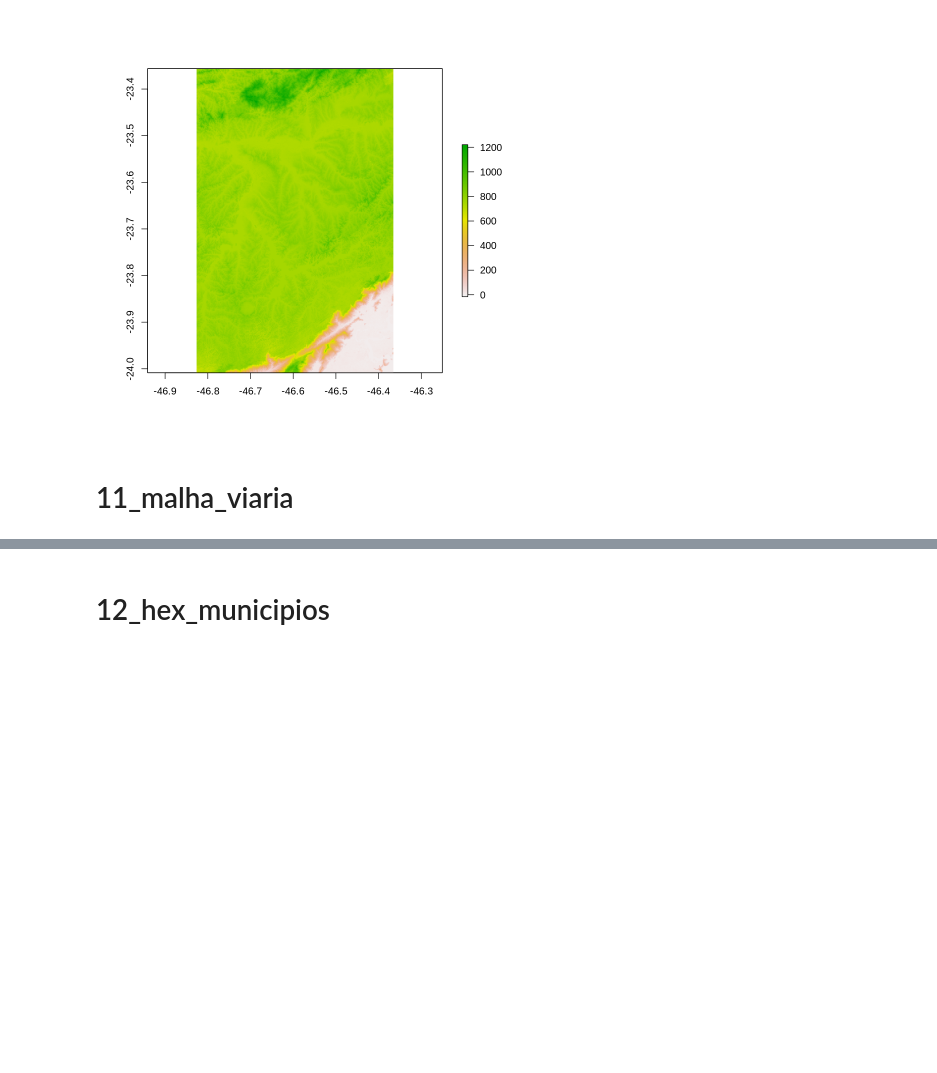
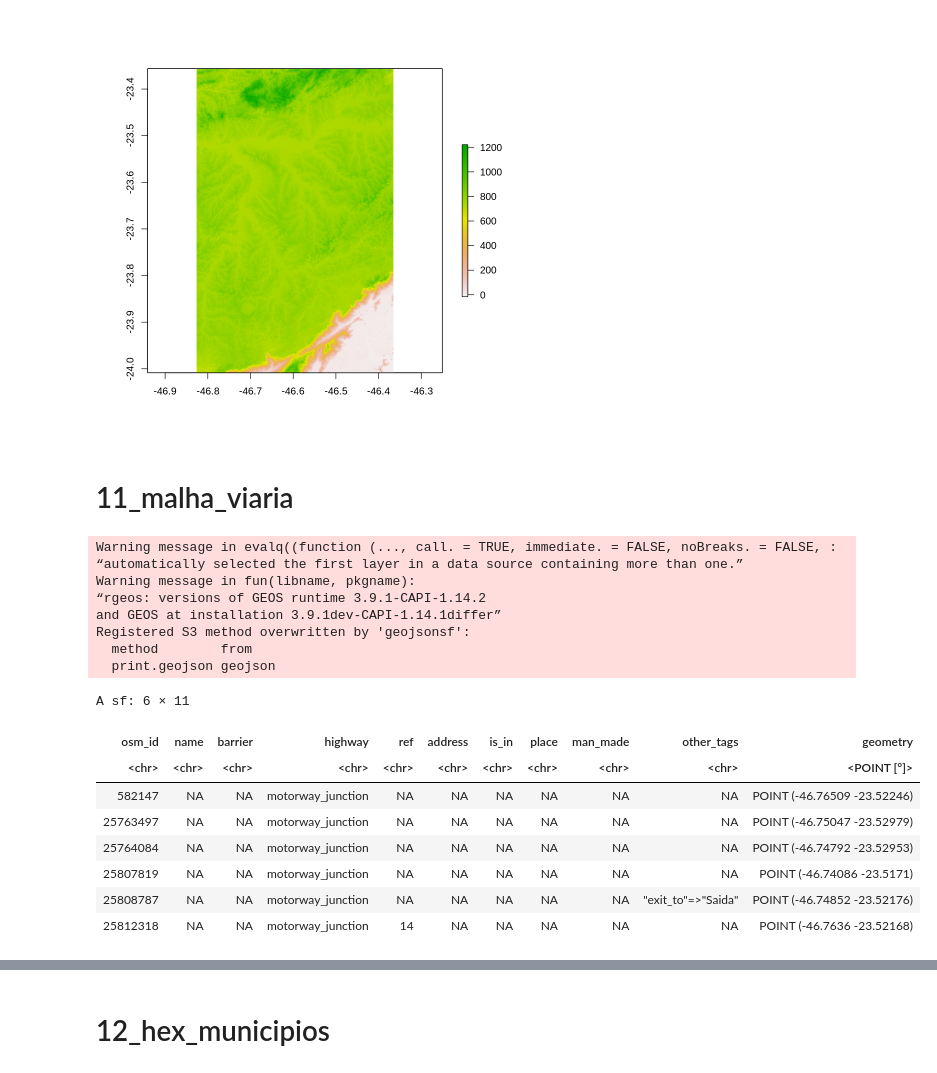
Before and after one commit to Multiplicidademobilidade/indice_acesso_cidade, a Jupyter notebook: R/dev_rev/01 - Visualização de objetos resultantes por pasta.ipynb, the cells around one changed output, grey strips where cells are left out. Drawn from its saved outputs; the diff is of its cells as text; code cells hidden in the pictures; blank space fills up the shorter version.

```diff
--- a/R/dev_rev/01 - Visualização de objetos resultantes por pasta.ipynb
+++ b/R/dev_rev/01 - Visualização de objetos resultantes por pasta.ipynb
@@ -287,3 +287,26 @@ plot(topografia)
 [figure]
 # %% [markdown]
 # 11_malha_viaria
+# %%
+open_file <- '../../../indice-mobilidade_dados/11_malha_viaria/2021/oco/oco_2019.osm.pbf'
+malha_viaria <- read_sf(open_file)
+
+head(malha_viaria)
+# %% [output]
+Warning message in evalq((function (..., call. = TRUE, immediate. = FALSE, noBreaks. = FALSE, :
+“automatically selected the first layer in a data source containing more than one.”
+Warning message in fun(libname, pkgname):
+“rgeos: versions of GEOS runtime 3.9.1-CAPI-1.14.2
+and GEOS at installation 3.9.1dev-CAPI-1.14.1differ”
+Registered S3 method overwritten by 'geojsonsf':
+  method        from
+  print.geojson geojson
+A sf: 6 × 11
+| osm_id | name | barrier | highway | ref | address | is_in | place | man_made | other_tags | geometry |
+| <chr> | <chr> | <chr> | <chr> | <chr> | <chr> | <chr> | <chr> | <chr> | <chr> | <POINT [°]> |
+| 582147 | NA | NA | motorway_junction | NA | NA | NA | NA | NA | NA | POINT (-46.76509 -23.52246) |
+| 25763497 | NA | NA | motorway_junction | NA | NA | NA | NA | NA | NA | POINT (-46.75047 -23.52979) |
+| 25764084 | NA | NA | motorway_junction | NA | NA | NA | NA | NA | NA | POINT (-46.74792 -23.52953) |
+| 25807819 | NA | NA | motorway_junction | NA | NA | NA | NA | NA | NA | POINT (-46.74086 -23.5171) |
+| 25808787 | NA | NA | motorway_junction | NA | NA | NA | NA | NA | "exit_to"=>"Saida" | POINT (-46.74852 -23.52176) |
+| 25812318 | NA | NA | motorway_junction | 14 | NA | NA | NA | NA | NA | POINT (-46.7636 -23.52168) |
```
Also changed, not shown: parts of 19 cells of this notebook, 6 other files.
